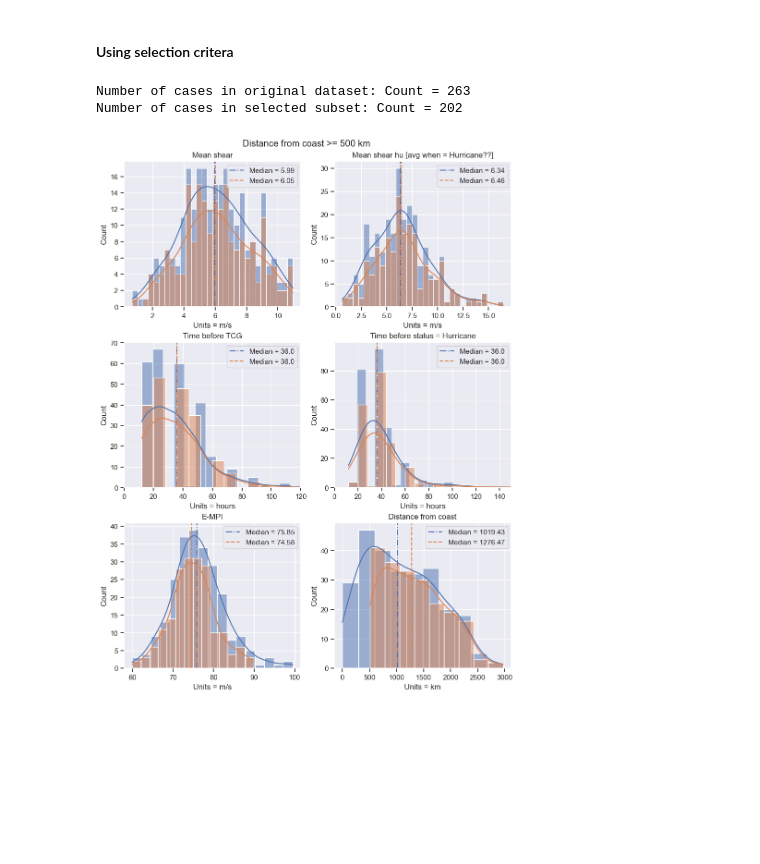
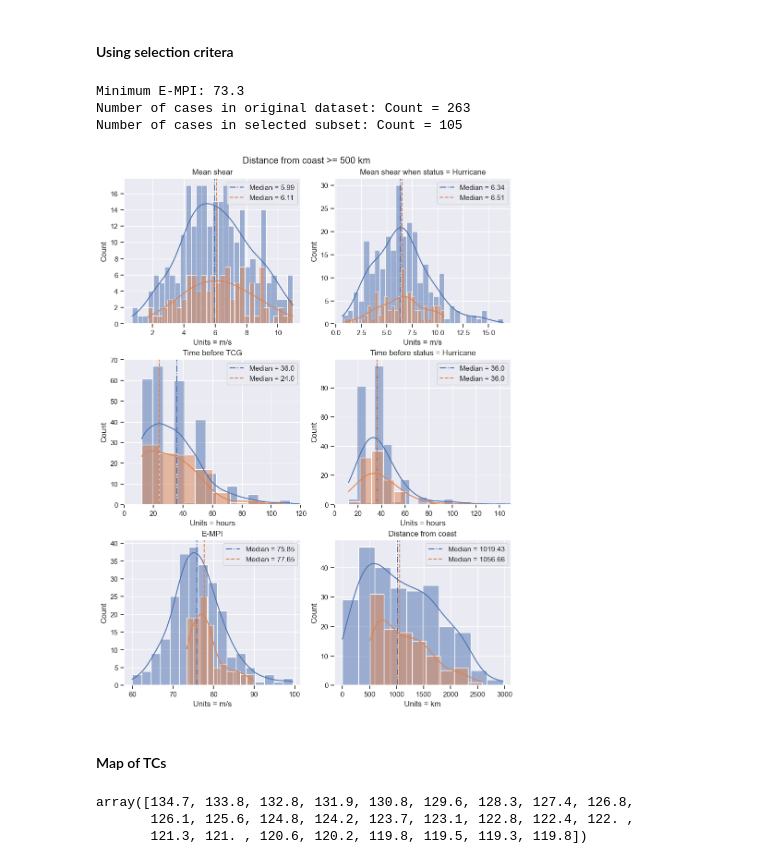
Before and after one commit to jhruppert/tc-crfrad, a Jupyter notebook: analysis/storm_list_hist.ipynb, the cells around one changed output. Cells and saved outputs as stored; diff of their text form; code cells hidden in the pictures; blank space fills up the shorter version.

```diff
--- a/analysis/storm_list_hist.ipynb
+++ b/analysis/storm_list_hist.ipynb
@@ -138,9 +73,19 @@ plt.close()
 # %% [markdown]
 #### Using selection critera
 # %%
-min_dfc = 500 # max distance from coast
+# Selection based on distance from coast
+min_dfc = 500 # [km] max distance from coast
+subset = df[df['distance'] >= min_dfc]
 
-subset = df[df['distance'] >= min_dfc]
+# Selection based on E-MPI
+min_mpi_percentile = 33
+min_empi = np.nanpercentile(df['E_MPI'], min_mpi_percentile)
+print('Minimum E-MPI:', np.round(min_empi, 1))
+subset = subset[subset['E_MPI'] >= min_empi]
+
+# Selection based on E-MPI
+max_shear = 11
+subset = subset[subset['mean_shear_hu'] <= max_shear]
 
 # Number of cases in original dataset
 n_original = "Count = "+str(len(df))
@@ -149,8 +94,9 @@ print('Number of cases in original dataset:', n_original)
 n_subset = "Count = "+str(len(subset))
 print('Number of cases in selected subset:', n_subset)
 # %% [output]
+Minimum E-MPI: 73.3
 Number of cases in original dataset: Count = 263
-Number of cases in selected subset: Count = 202
+Number of cases in selected subset: Count = 105
 # %%
 fig_x = 9
 fig_y = 12
@@ -180,7 +126,7 @@ for itoggle in range(2):
 
     figdata = {
         'pltvar': idataset['mean_shear_hu'],
-        'vartag': 'Mean shear hu [avg when = Hurricane??]',
+        'vartag': 'Mean shear when status = Hurricane',
         'units': 'm/s',
         'bins': 30,
         'count': n_original if itoggle == 0 else n_subset,
@@ -215,31 +161,53 @@ for itoggle in range(2):
     axs[1,1].set_xlim(0, 150)
 
     ################################
 
     figdata = {
         'pltvar': idataset['E_MPI'],
         'vartag': 'E-MPI',
         'units': 'm/s',
         'bins': 'auto',
         'count': n_original if itoggle == 0 else n_subset,
             }
 
     add_var(figdata, axs[2,0], toggle=itoggle)
 
     ################################
 
     figdata = {
         'pltvar': idataset['distance'],
         'vartag': 'Distance from coast',
         'units': 'km',
         'bins': 'auto',
         'count': n_original if itoggle == 0 else n_subset,
             }
 
     add_var(figdata, axs[2,1], toggle=itoggle)
 
 # axs[0,1].legend()#loc='upper right')
 plt.show()
 plt.close()
 # %% [output]
-[figure, old version]
+[figure, new version]
+# %% [markdown]
+#### Map of TCs
+# %%
+# Get storm tracks
+
+storm_names = df['name']
+years = storm_names.apply(lambda x: x[0:4] if isinstance(x, str) else x)
+storm_names = storm_names.apply(lambda x: x[5:] if isinstance(x, str) else x)
+storm_ids = df['id'].apply(lambda x: x[2:10])
+
+basin = tracks.TrackDataset(source='ibtracs', basin='all')
+
+subset_lon = []
+subset_lat = []
+for istorm in storm_ids:#[0:3]:
+    storm = basin.get_storm(istorm.upper())
+    subset_lon.append(storm.vars['lon'])
+    subset_lat.append(storm.vars['lat'])
+# %% [output]
+array([134.7, 133.8, 132.8, 131.9, 130.8, 129.6, 128.3, 127.4, 126.8,
+       126.1, 125.6, 124.8, 124.2, 123.7, 123.1, 122.8, 122.4, 122. ,
+       121.3, 121. , 120.6, 120.2, 119.8, 119.5, 119.3, 119.8])
```
Also changed, not shown: parts of 7 cells of this notebook, 16 other files.
